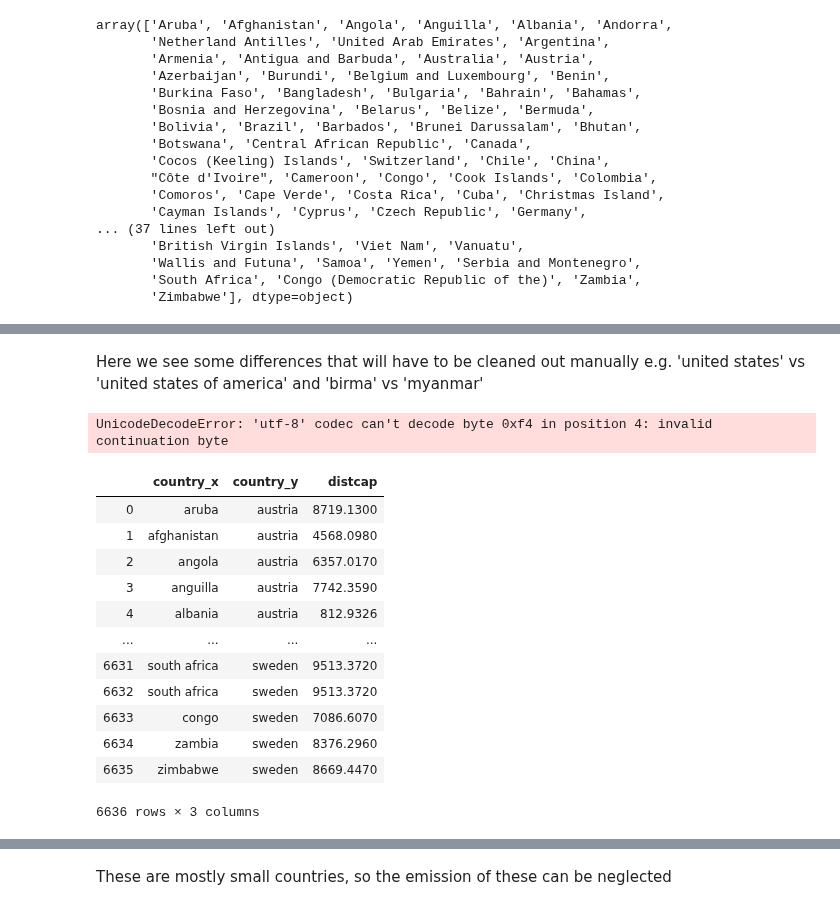
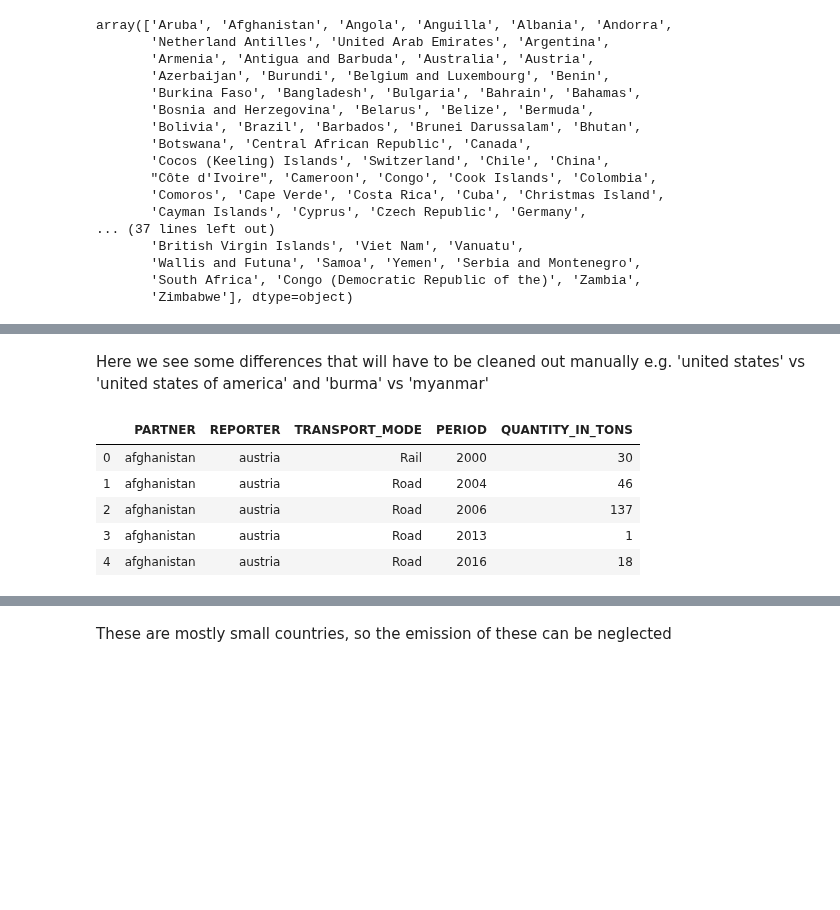
Before and after one commit to Lambo97/ADAProject, a Jupyter notebook: src/transport.ipynb, the cells around one changed output, grey strips where cells are left out. Drawn from its saved outputs; the diff is of its cells as text; code cells hidden in the pictures; blank space fills up the shorter version.

```diff
--- a/src/transport.ipynb
+++ b/src/transport.ipynb
@@ -97,0 +62,4 @@ transport
+# %%
+transport = clean_data(transport_merge)
+# Sum the two types of product (AGRICULTURAL PRODUCTS AND LIVE ANIMALS','FOODSTUFFS AND ANIMAL FODDER)
+transport = transport.groupby(by=['PARTNER', 'REPORTER', 'TRANSPORT_MODE', 'PERIOD']).agg('sum').reset_index()
@@ -249,5 +173,5 @@ array(["CHINA (PEOPLE'S REPUBLIC OF)", 'UNITED STATES', 'ANDORRA',
 # %%
-def clean_strings(series):
+def clean_countries(series):
     # Clean everything between brackets and remove trailing whitespaces
     new_series = series.apply(lambda x: x.split('(')[0].strip())
     # Remove everything after comma
@@ -255,9 +179,9 @@ def clean_strings(series):
     return new_series
 # %%
 total_distances_clean = total_distances
-total_distances_clean['country_x'] = clean_strings(total_distances_clean['country_x'])
-total_distances_clean['country_y'] = clean_strings(total_distances_clean['country_y'])
+total_distances_clean['country_x'] = clean_countries(total_distances_clean['country_x'])
+total_distances_clean['country_y'] = clean_countries(total_distances_clean['country_y'])
 
 transport_clean = transport
-transport_clean['PARTNER'] = clean_strings(transport_clean['PARTNER'])
-transport_clean['REPORTER'] = clean_strings(transport_clean['REPORTER'])
+transport_clean['PARTNER'] = clean_countries(transport_clean['PARTNER'])
+transport_clean['REPORTER'] = clean_countries(transport_clean['REPORTER'])
@@ -324,2 +237,2 @@ dist_countries-countries_int
 # %% [markdown]
-Here we see some differences that will have to be cleaned out manually e.g. 'united states' vs 'united states of america' and 'birma' vs 'myanmar'
+Here we see some differences that will have to be cleaned out manually e.g. 'united states' vs 'united states of america' and 'burma' vs 'myanmar'
@@ -329,21 +238,0 @@ total_distances_clean.to_csv(TRANSPORT_DATA_PATH+'total_distances_clean_old.csv'
-# %%
-# Load cleaned dataset
-total_distances_clean = pd.read_csv(TRANSPORT_DATA_PATH+'total_distances_clean.csv')
-# %% [output]
-UnicodeDecodeError: 'utf-8' codec can't decode byte 0xf4 in position 4: invalid continuation byte
-# %%
-total_distances_clean
-# %% [output]
-|  | country_x | country_y | distcap |
-| 0 | aruba | austria | 8719.1300 |
-| 1 | afghanistan | austria | 4568.0980 |
-| 2 | angola | austria | 6357.0170 |
-| 3 | anguilla | austria | 7742.3590 |
-| 4 | albania | austria | 812.9326 |
-| ... | ... | ... | ... |
-| 6631 | south africa | sweden | 9513.3720 |
-| 6632 | south africa | sweden | 9513.3720 |
-| 6633 | congo | sweden | 7086.6070 |
-| 6634 | zambia | sweden | 8376.2960 |
-| 6635 | zimbabwe | sweden | 8669.4470 |
-6636 rows × 3 columns
@@ -352 +239,43 @@ dist_countries = set(total_distances_clean['country_x'])
+# %%
+def rename_country(name):
+    if name == 'belgium and luxembourg':
+        return 'belgium'
+    if name == 'burma':
+        return 'myanmar'
+    if name == 'czech republic':
+        return 'czechia'
+    if name == "côte d'ivoire":
+        return "cote d'ivoire"
+    if name == 'kazakstan':
+        return 'kazakhstan'
+    if name == 'kyrgyzstan':
+        return 'kyrgyz'
+    if name == 'macau':
+        return 'macao'
+    if name == 'macedonia':
+        return 'north macedonia'
+    if name == 'netherland antilles':
+        return 'netherlands antilles'
+    if name == 'palestine':
+        return 'occupied palestinian territory'
+    if name == 'united states of america':
+        return 'united states'
+    if name == 'viet nam':
+        return 'vietnam'
+    return name.replace('saint', 'st')
+    #if name == 'saint lucia':
+    #    return 'st lucia'
+    #if name == 'saint kitts and nevis'
+    #    return 'st kitts and nevis'
+
+total_distances_clean['country_x'] = total_distances_clean['country_x'].apply(rename_country)
+total_distances_clean['country_y'] = total_distances_clean['country_y'].apply(rename_country)
+transport.head()
+# %% [output]
+|  | PARTNER | REPORTER | TRANSPORT_MODE | PERIOD | QUANTITY_IN_TONS |
+| 0 | afghanistan | austria | Rail | 2000 | 30 |
+| 1 | afghanistan | austria | Road | 2004 | 46 |
+| 2 | afghanistan | austria | Road | 2006 | 137 |
+| 3 | afghanistan | austria | Road | 2013 | 1 |
+| 4 | afghanistan | austria | Road | 2016 | 18 |
 # %%
```
Also changed, not shown: parts of 42 cells of this notebook, 1 other file.
